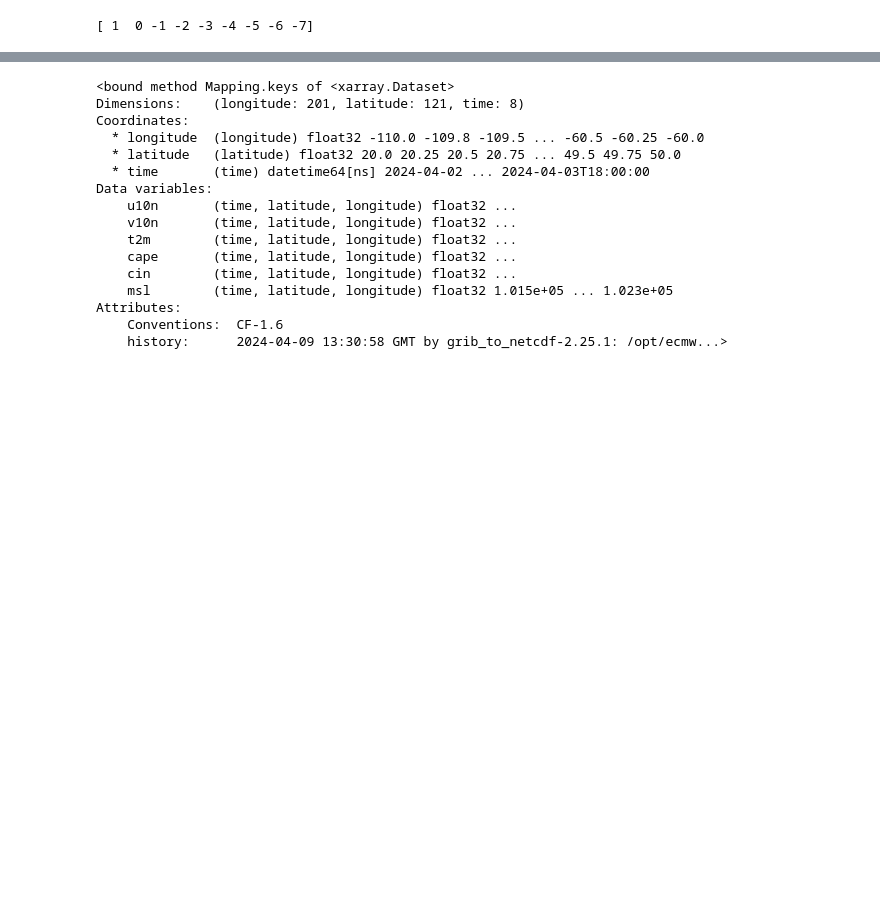
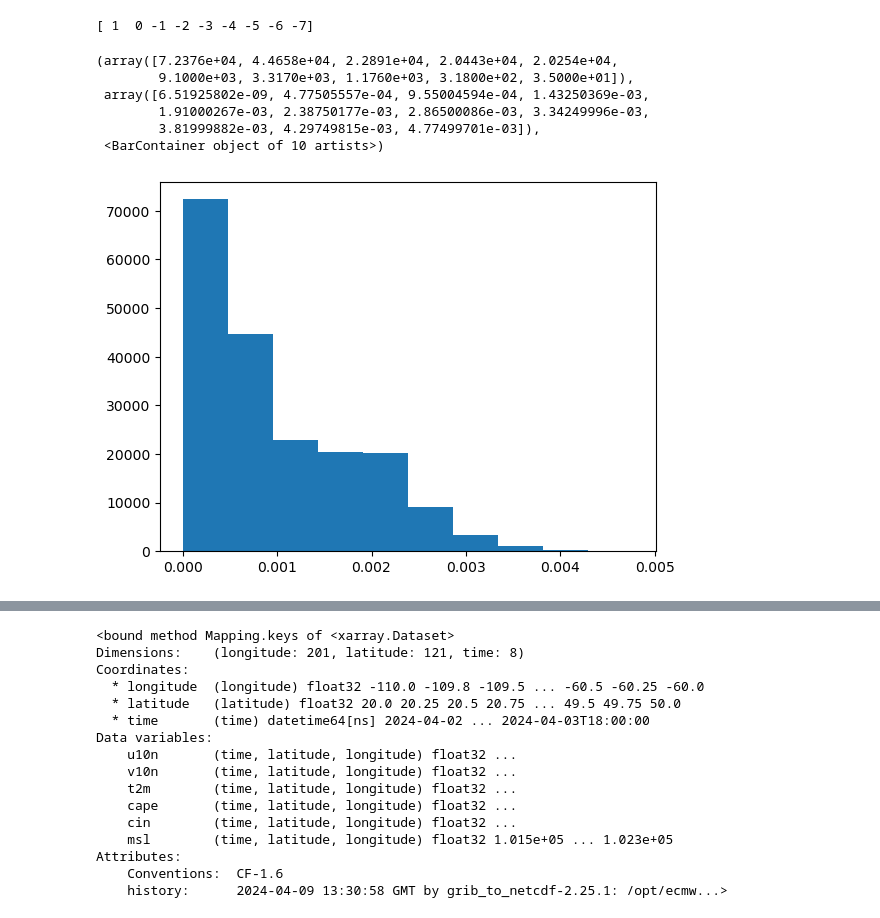
Before and after one commit to feldmann-m/AI-storm, a Jupyter notebook: devel/CAPE_files_ecmwf.ipynb, the cells around one changed output, grey strips where cells are left out. Saved outputs shown, nothing was run; the diff lists cells and outputs as text; code cells hidden in the pictures; blank space fills up the shorter version.

```diff
--- a/devel/CAPE_files_ecmwf.ipynb
+++ b/devel/CAPE_files_ecmwf.ipynb
@@ -447,3 +485,13 @@ f.savefig(figpath+model+'_bs_06.png',  dpi=300, bbox_inches='tight')
 plt.close()
 # %% [output]
 [ 1  0 -1 -2 -3 -4 -5 -6 -7]
+# %%
+plt.hist(qlevel.sel(level=500).values.flatten())
+# %% [output]
+(array([7.2376e+04, 4.4658e+04, 2.2891e+04, 2.0443e+04, 2.0254e+04,
+        9.1000e+03, 3.3170e+03, 1.1760e+03, 3.1800e+02, 3.5000e+01]),
+ array([6.51925802e-09, 4.77505557e-04, 9.55004594e-04, 1.43250369e-03,
+        1.91000267e-03, 2.38750177e-03, 2.86500086e-03, 3.34249996e-03,
+        3.81999882e-03, 4.29749815e-03, 4.77499701e-03]),
+ <BarContainer object of 10 artists>)
+[figure, added]
```
Also changed, not shown: parts of 7 cells of this notebook, 1 other file.
